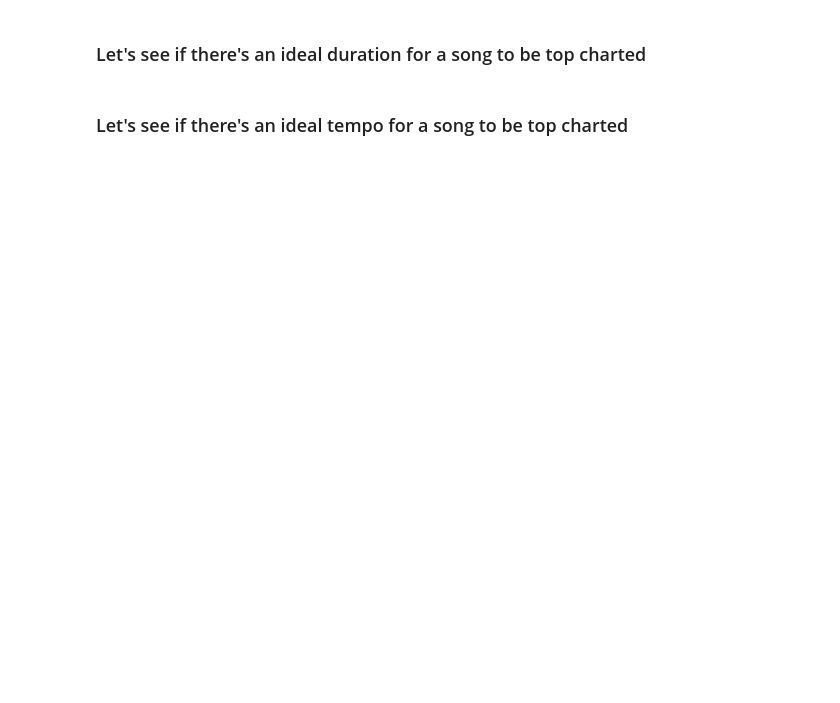
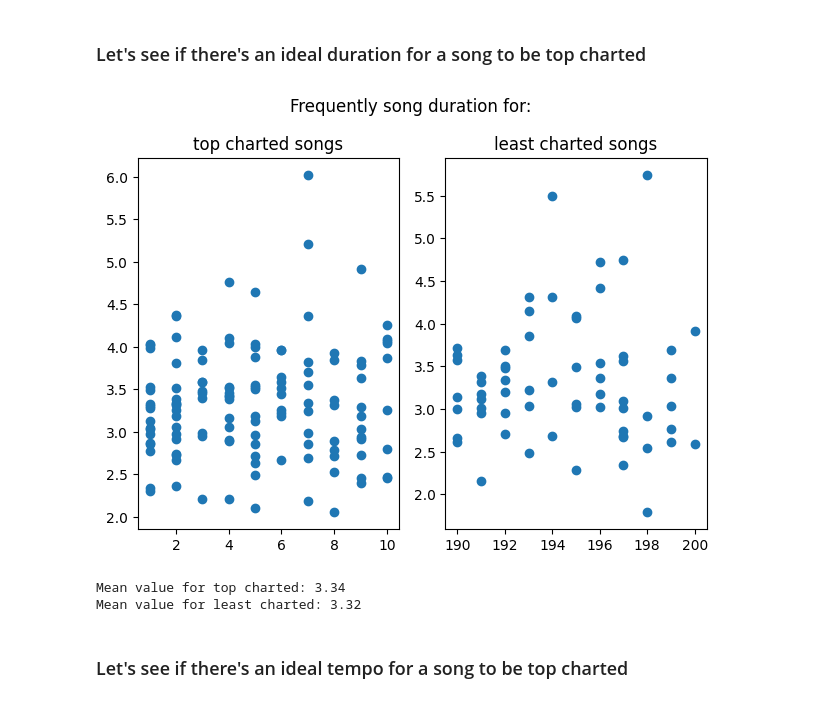
Before and after one commit to emalvaradog/spotify-data-visualization, a Jupyter notebook: visualization.ipynb, the cells around one changed output. Saved outputs shown, nothing was run; the diff lists cells and outputs as text; code cells hidden in the pictures; blank space fills up the shorter version.

```diff
--- a/visualization.ipynb
+++ b/visualization.ipynb
@@ -67,2 +105,23 @@ last_ten = filter_data(data, 200, 190)
+# %%
+duration_top_ten = list(zip([float(element[0]) for element in top_ten], [round(float(element[5]) / 60000, 2) for element in top_ten]))
+duration_last_ten = list(zip([float(element[0]) for element in last_ten], [round(float(element[5]) / 60000, 2) for element in last_ten]))
+
+fig, ax = plt.subplots(1, 2)
+fig.suptitle("Frequently song duration for:")
+ax[0].set_title("top charted songs")
+ax[0].scatter([val[0] for val in duration_top_ten], [val[1] for val in duration_top_ten])
+ax[1].set_title("least charted songs")
+ax[1].scatter([val[0] for val in duration_last_ten], [val[1] for val in duration_last_ten])
+fig.tight_layout()
+plt.show()
+
+tempo_top = np.array([round(float(element[5]) / 60000, 2) for element in top_ten])
+tempo_last = np.array([round(float(element[5]) / 60000, 2) for element in last_ten])
+print("Mean value for top charted: " + str(round(np.mean(tempo_top), 2)))
+print("Mean value for least charted: " + str(round(np.mean(tempo_last), 2)))
+# %% [output]
+[figure, added]
+Mean value for top charted: 3.34
+Mean value for least charted: 3.32
 # %% [markdown]
 ### Let's see if there's an ideal tempo for a song to be top charted
```
Also changed, not shown: parts of 12 cells of this notebook.
